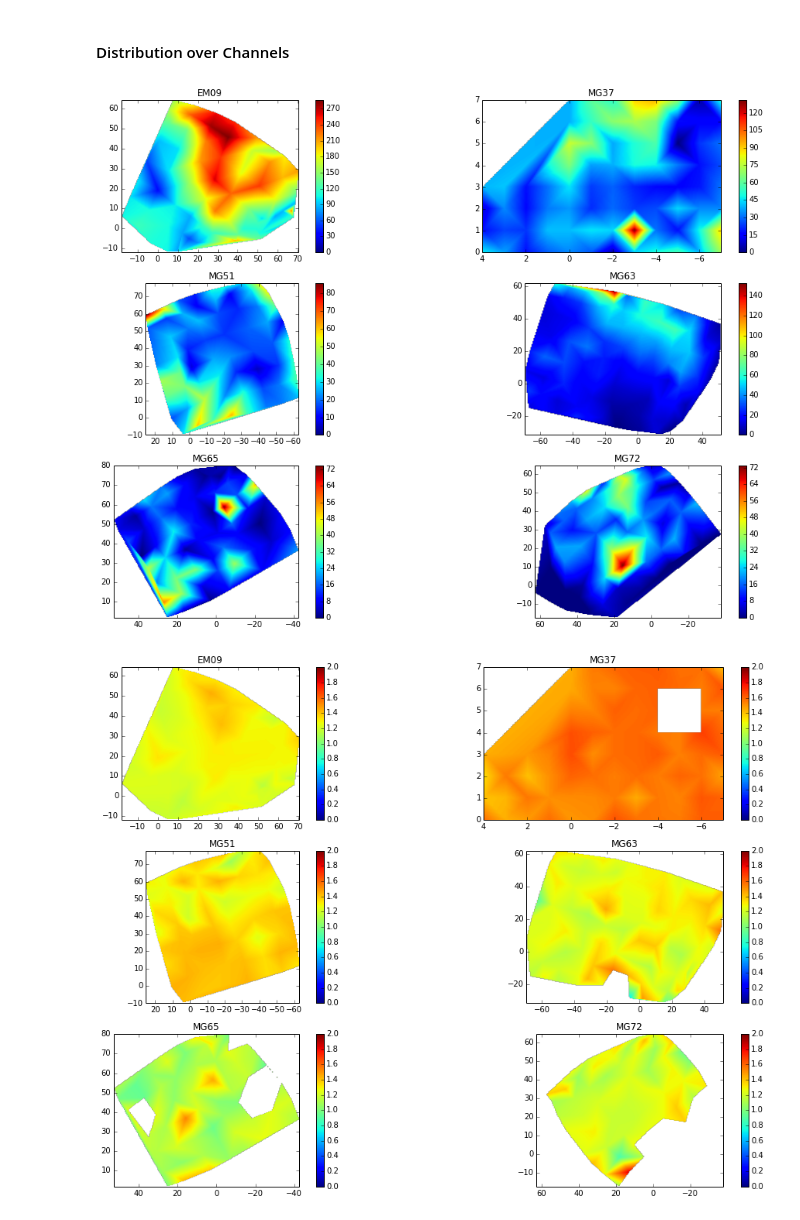
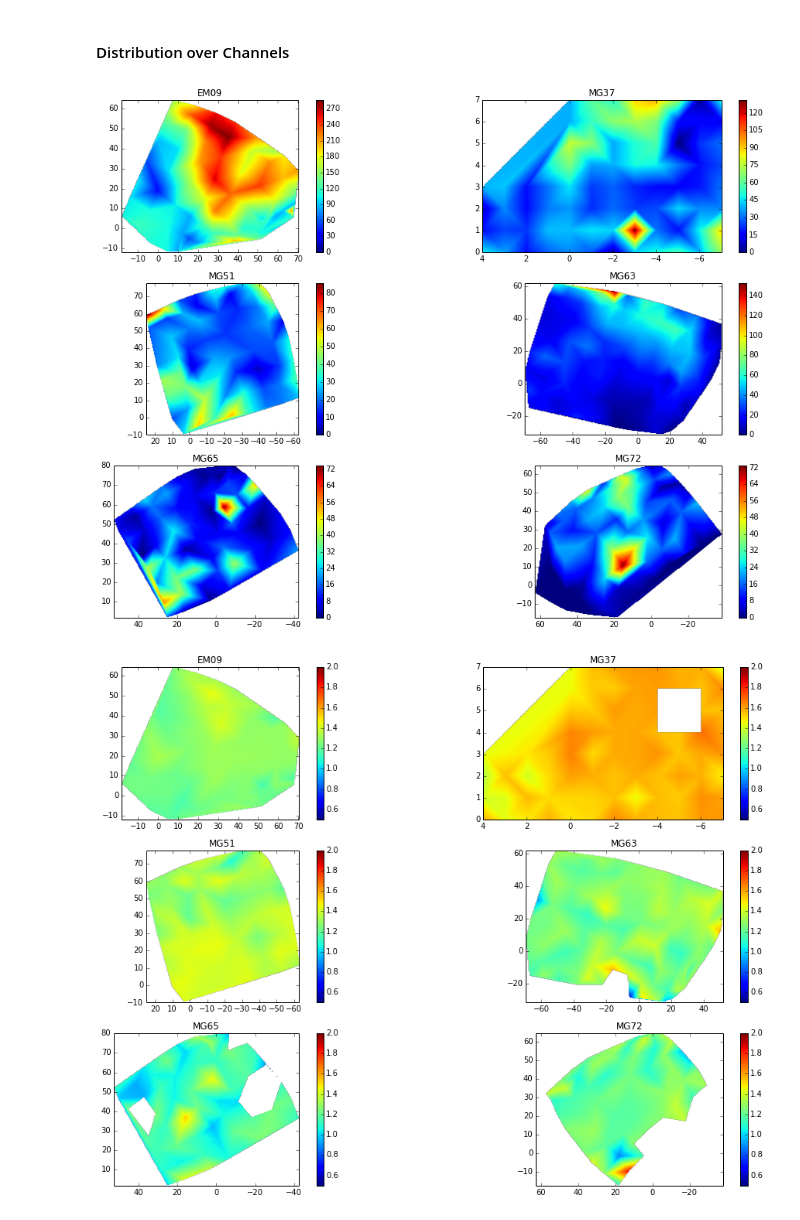
Before and after one commit to gpiantoni/spgr, a Jupyter notebook: main.ipynb, the cells around one changed output. Saved outputs shown, nothing was run; the diff lists cells and outputs as text; code cells hidden in the pictures.

```diff
--- a/main.ipynb
+++ b/main.ipynb
@@ -29,5 +59,5 @@ lg.setLevel(INFO)
 # %% [markdown]
 ## Read Data
 # %%
-for subj in all_subj:
-    read_score_per_subj(subj, True)
+# for subj in all_subj:
+#    read_score_per_subj(subj, True)
@@ -137,9 +149,9 @@ hist_values(all_subj, all_spindles,
 topo_values(all_subj, all_chan, all_spindles,
             lambda x: 1, take_mean=False)
 # %% [output]
-[figure, old version]
+[figure, new version]
 # %%
 topo_values(all_subj, all_chan, all_spindles,
-            lambda x: x['end_time'] - x['start_time'], take_mean=True, vlim=(0, 2))
+            lambda x: x['end_time'] - x['start_time'], take_mean=True, v_lim=(0.5, 2))
 # %% [output]
-[figure, old version]
+[figure, new version]
```
Also changed, not shown: parts of 15 cells of this notebook.
